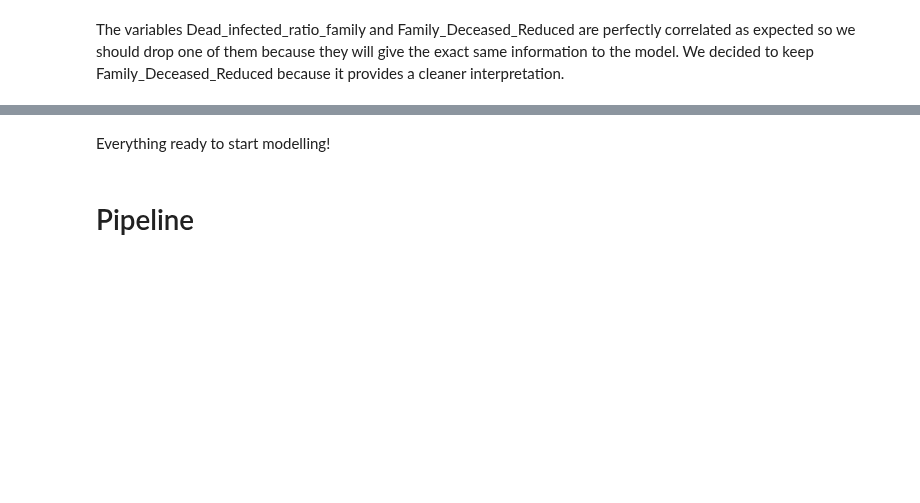
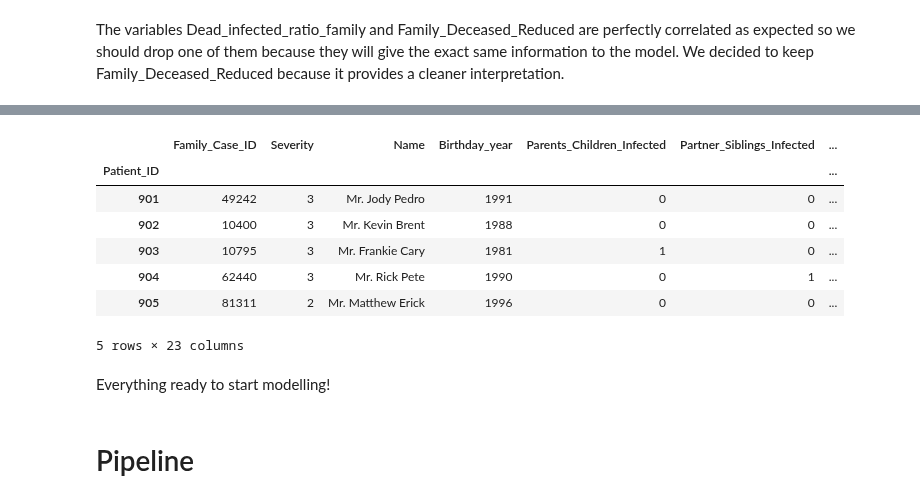
Before and after one commit to DavidSilva98/ML_project, a Jupyter notebook: group7.ipynb, the cells around one changed output, grey strips where cells are left out. Cells and saved outputs as stored; diff of their text form; code cells hidden in the pictures; blank space fills up the shorter version.

```diff
--- a/group7.ipynb
+++ b/group7.ipynb
@@ -736,6 +736,7 @@ box_plot_numerical(plot_df, plot_features, title)
 # %%
 # Cap variable at 3000
 X_train["Medical_Expenses_Individual"][X_train["Medical_Expenses_Individual"] > 3000] = 3000
+test_df["Medical_Expenses_Individual"][test_df["Medical_Expenses_Individual"] > 3000] = 3000
 
 # Drop Medical_Expenses_Family
 X_train.drop("Medical_Expenses_Family", axis=1, inplace=True)
@@ -868,3 +872,14 @@ X_train.head()
+# %%
+test_df.head()
+# %% [output]
+|  | Family_Case_ID | Severity | Name | Birthday_year | Parents_Children_Infected | Partner_Siblings_Infected | ... |
+| Patient_ID |  |  |  |  |  |  | ... |
+| 901 | 49242 | 3 | Mr. Jody Pedro | 1991 | 0 | 0 | ... |
+| 902 | 10400 | 3 | Mr. Kevin Brent | 1988 | 0 | 0 | ... |
+| 903 | 10795 | 3 | Mr. Frankie Cary | 1981 | 1 | 0 | ... |
+| 904 | 62440 | 3 | Mr. Rick Pete | 1990 | 0 | 1 | ... |
+| 905 | 81311 | 2 | Mr. Matthew Erick | 1996 | 0 | 0 | ... |
+5 rows × 23 columns
 # %% [markdown]
 Everything ready to start modelling!
 # %% [markdown]
```
Also changed, not shown: parts of 6 cells of this notebook, 1 other file.
